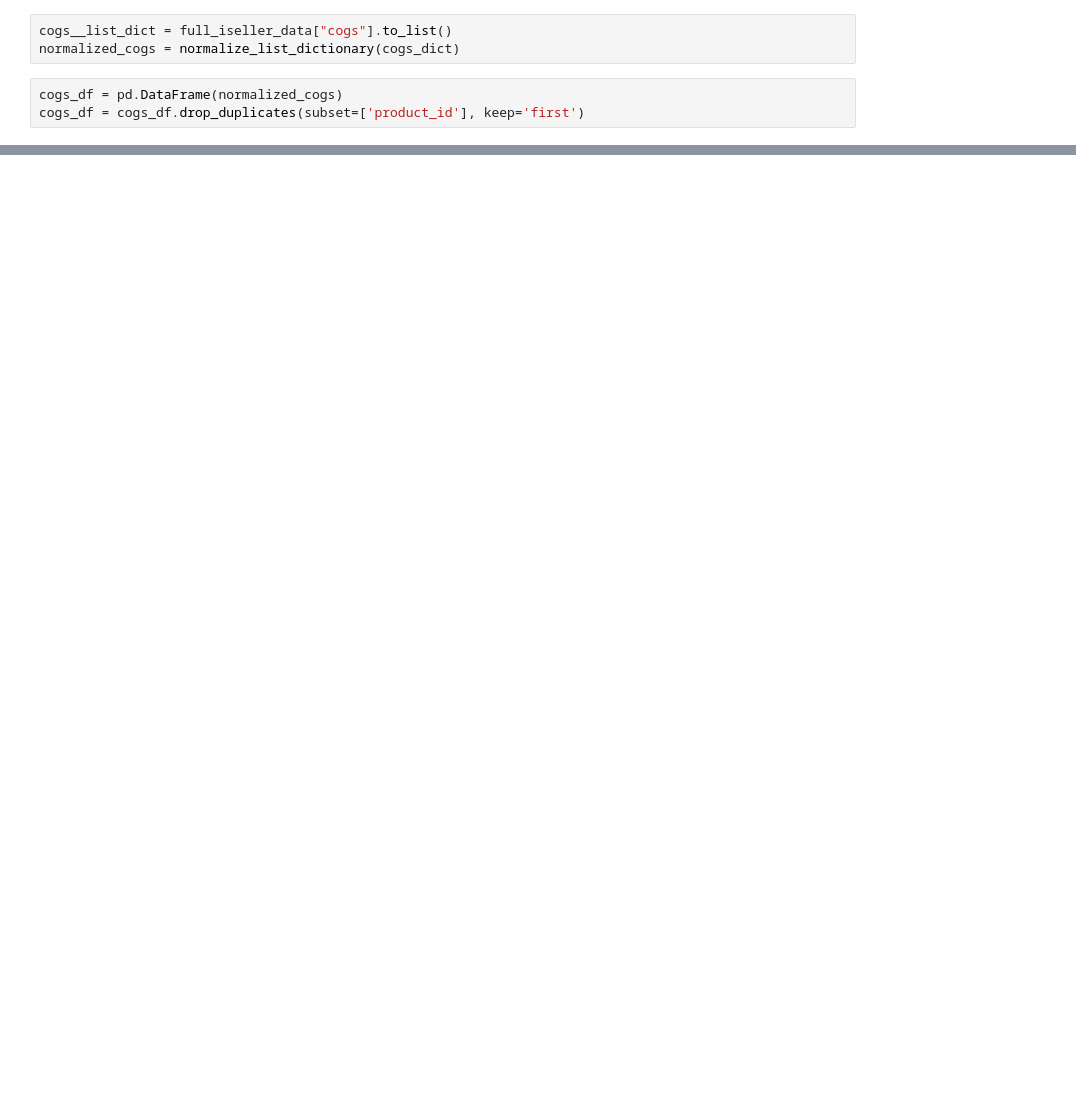
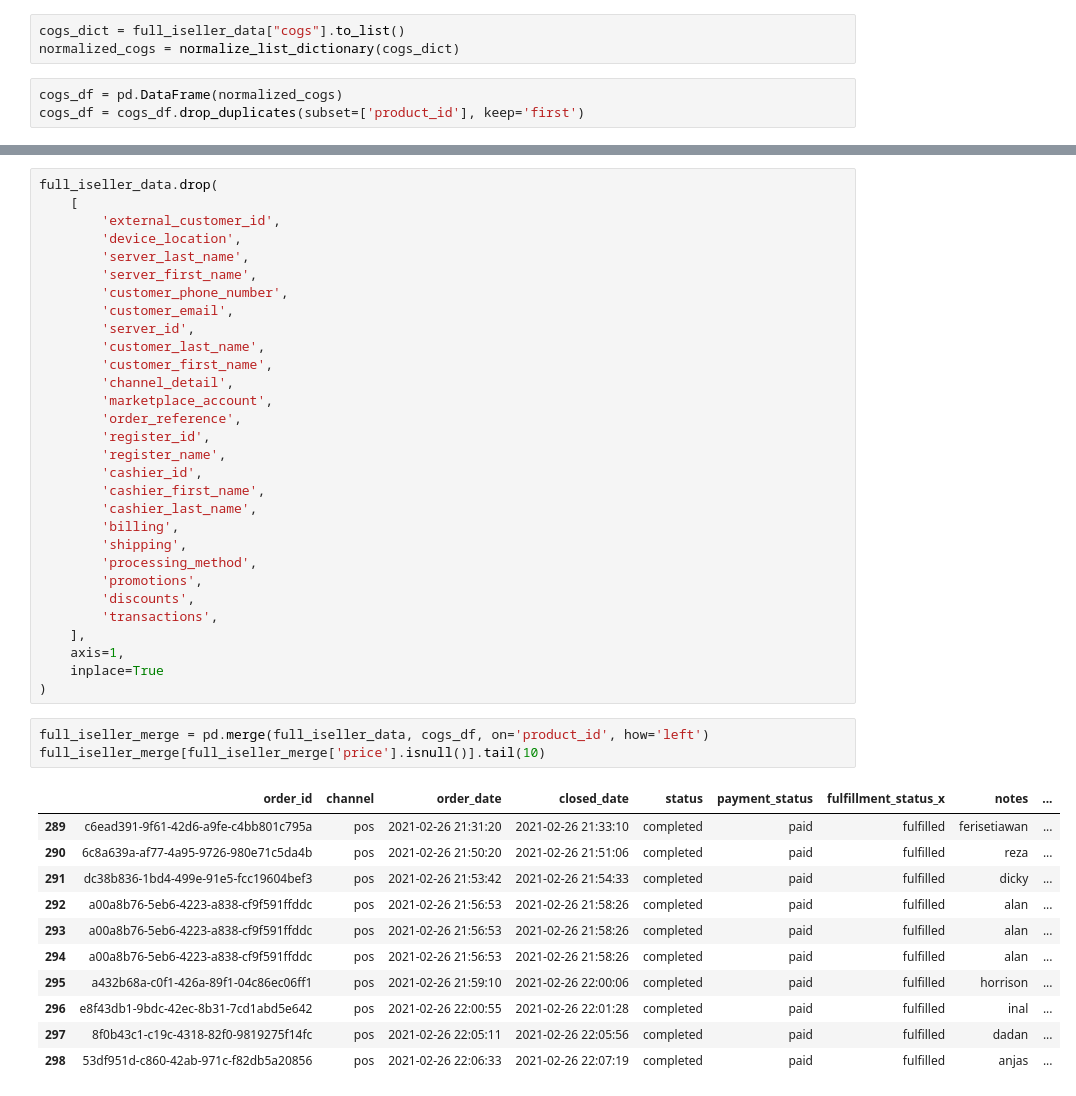
Before and after one commit to shaanbarca/iseller, a Jupyter notebook: iseller_api.ipynb, the cells around one changed output, grey strips where cells are left out. Saved outputs shown, nothing was run; the diff lists cells and outputs as text; blank space fills up the shorter version.

```diff
--- a/iseller_api.ipynb
+++ b/iseller_api.ipynb
@@ -128,7 +157,7 @@ Latest Order:  2024-05-09 12:12:41
 # %%
 full_iseller_data = proccess_iseller_data(data)
 # %%
-cogs__list_dict = full_iseller_data["cogs"].to_list()
+cogs_dict = full_iseller_data["cogs"].to_list()
 normalized_cogs = normalize_list_dictionary(cogs_dict)
 # %%
 cogs_df = pd.DataFrame(normalized_cogs)
@@ -151,0 +271,45 @@ cogs_df
+# %%
+full_iseller_data.drop(
+    [
+        'external_customer_id',
+        'device_location',
+        'server_last_name',
+        'server_first_name',
+        'customer_phone_number',
+        'customer_email',
+        'server_id',
+        'customer_last_name',
+        'customer_first_name',
+        'channel_detail',
+        'marketplace_account',
+        'order_reference',
+        'register_id',
+        'register_name',
+        'cashier_id',
+        'cashier_first_name',
+        'cashier_last_name',
+        'billing',
+        'shipping',
+        'processing_method',
+        'promotions',
+        'discounts',
+        'transactions',
+    ],
+    axis=1,
+    inplace=True
+)
+# %%
+full_iseller_merge = pd.merge(full_iseller_data, cogs_df, on='product_id', how='left')
+full_iseller_merge[full_iseller_merge['price'].isnull()].tail(10)
+# %% [output]
+|  | order_id | channel | order_date | closed_date | status | payment_status | fulfillment_status_x | notes | ... |
+| 289 | c6ead391-9f61-42d6-a9fe-c4bb801c795a | pos | 2021-02-26 21:31:20 | 2021-02-26 21:33:10 | completed | paid | fulfilled | ferisetiawan | ... |
+| 290 | 6c8a639a-af77-4a95-9726-980e71c5da4b | pos | 2021-02-26 21:50:20 | 2021-02-26 21:51:06 | completed | paid | fulfilled | reza | ... |
+| 291 | dc38b836-1bd4-499e-91e5-fcc19604bef3 | pos | 2021-02-26 21:53:42 | 2021-02-26 21:54:33 | completed | paid | fulfilled | dicky | ... |
+| 292 | a00a8b76-5eb6-4223-a838-cf9f591ffddc | pos | 2021-02-26 21:56:53 | 2021-02-26 21:58:26 | completed | paid | fulfilled | alan | ... |
+| 293 | a00a8b76-5eb6-4223-a838-cf9f591ffddc | pos | 2021-02-26 21:56:53 | 2021-02-26 21:58:26 | completed | paid | fulfilled | alan | ... |
+| 294 | a00a8b76-5eb6-4223-a838-cf9f591ffddc | pos | 2021-02-26 21:56:53 | 2021-02-26 21:58:26 | completed | paid | fulfilled | alan | ... |
+| 295 | a432b68a-c0f1-426a-89f1-04c86ec06ff1 | pos | 2021-02-26 21:59:10 | 2021-02-26 22:00:06 | completed | paid | fulfilled | horrison | ... |
+| 296 | e8f43db1-9bdc-42ec-8b31-7cd1abd5e642 | pos | 2021-02-26 22:00:55 | 2021-02-26 22:01:28 | completed | paid | fulfilled | inal | ... |
+| 297 | 8f0b43c1-c19c-4318-82f0-9819275f14fc | pos | 2021-02-26 22:05:11 | 2021-02-26 22:05:56 | completed | paid | fulfilled | dadan | ... |
+| 298 | 53df951d-c860-42ab-971c-f82db5a20856 | pos | 2021-02-26 22:06:33 | 2021-02-26 22:07:19 | completed | paid | fulfilled | anjas | ... |
```
Also changed, not shown: parts of 19 cells of this notebook, 28 other files.
